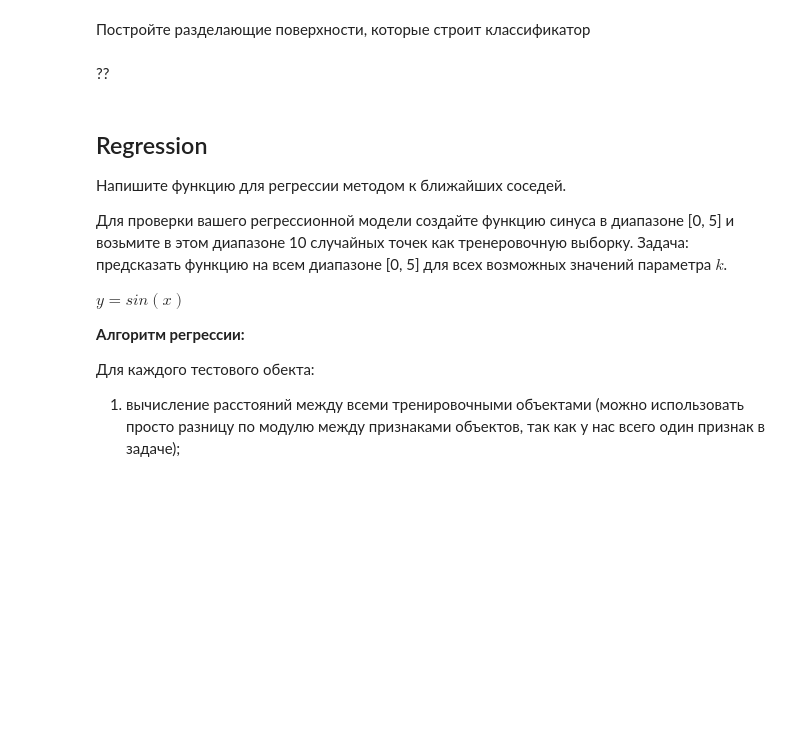
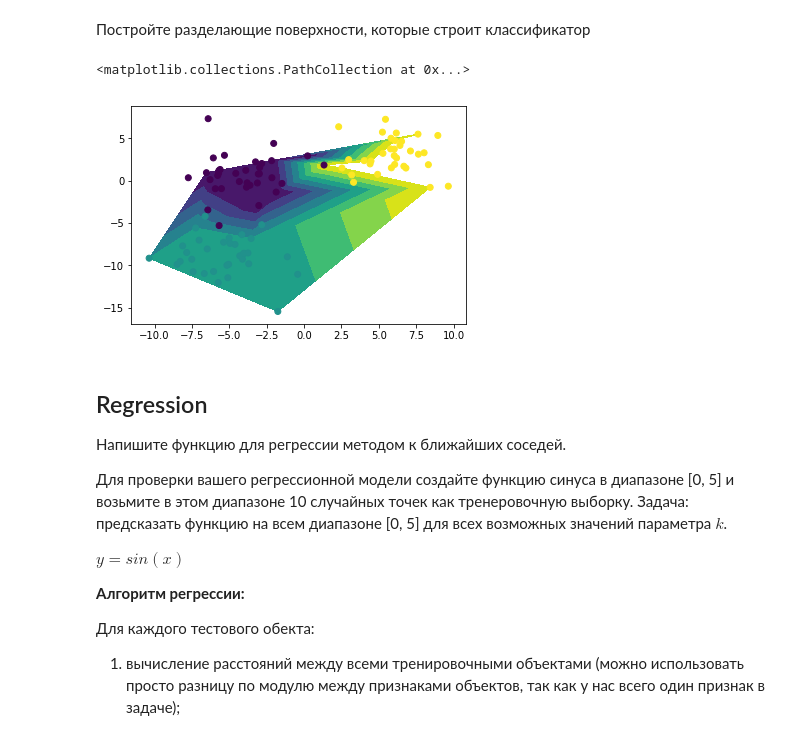
Before and after one commit to Pushkinue/data_analysis, a Jupyter notebook: practics/lab4_knn/lab_knn.ipynb, the cells around one changed output. Cells and saved outputs as stored; diff of their text form; code cells hidden in the pictures; blank space fills up the shorter version.

```diff
--- a/practics/lab4_knn/lab_knn.ipynb
+++ b/practics/lab4_knn/lab_knn.ipynb
@@ -49,7 +49,7 @@ def funct_kNN(x_train, y_train, x_test, k):
         close_labels = [y_train[point[1]] for point in close_k]
         cnt = Counter(close_labels)
         y_pred.append(cnt.most_common(1)[0][0])
-    return y_pred
+    return np.array(y_pred)
 # %% [markdown]
 Для корректного анализа построенного классификатора, разбейте исходный набор данных на тренировочный и тестовый.
 Проверьте качество классификации для различных параметров $k$ (1, 3, 5, 7, 9) метрикой точность (Accuracy). Точность это отношение количества правильно классифицированных объектов ко всему количеству объектов.
@@ -69,8 +69,18 @@ Accuracy for k = 7 is 0.9696969696969697
 Accuracy for k = 9 is 0.9696969696969697
 # %% [markdown]
 Постройте разделающие поверхности, которые строит классификатор
-# %% [markdown]
-??
+# %%
+cm = plt.cm.RdBu
+
+X_test_mesh, Y_test_mesh = np.meshgrid(X_test[:,0], X_test[:,1])
+
+# plt.contourf(X_test_mesh, Y_test_mesh, y_pred, cmap=cm, alpha=.8)
+# plt.tricontour(X_test[:,0], X_test[:,1], y_pred, alpha=.9)
+plt.tricontourf(X_test[:,0], X_test[:,1], y_pred)
+plt.scatter(X[:,0], X[:,1], c = Y)
+# %% [output]
+<matplotlib.collections.PathCollection at 0x...>
+[figure, added]
 # %% [markdown]
 ## Regression
 Напишите функцию для регрессии методом к ближайших соседей.
```
Also changed, not shown: parts of 5 cells of this notebook.
